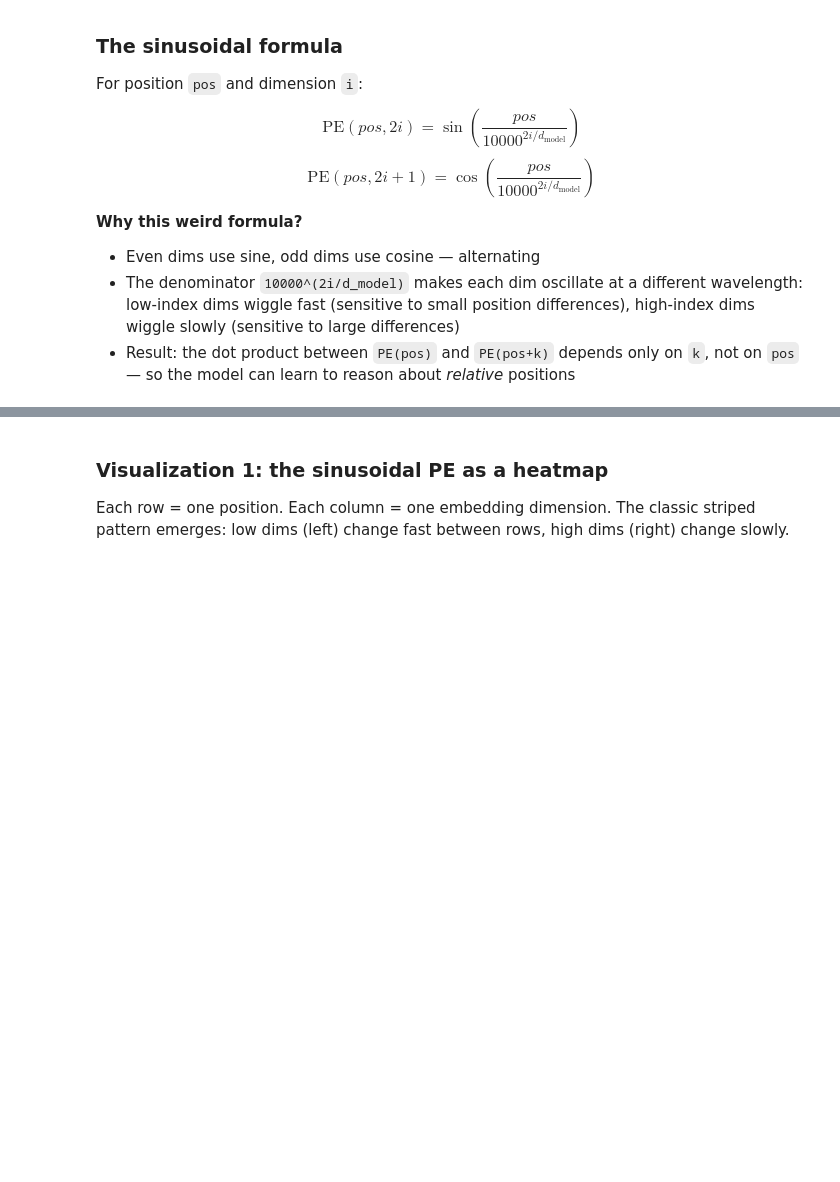
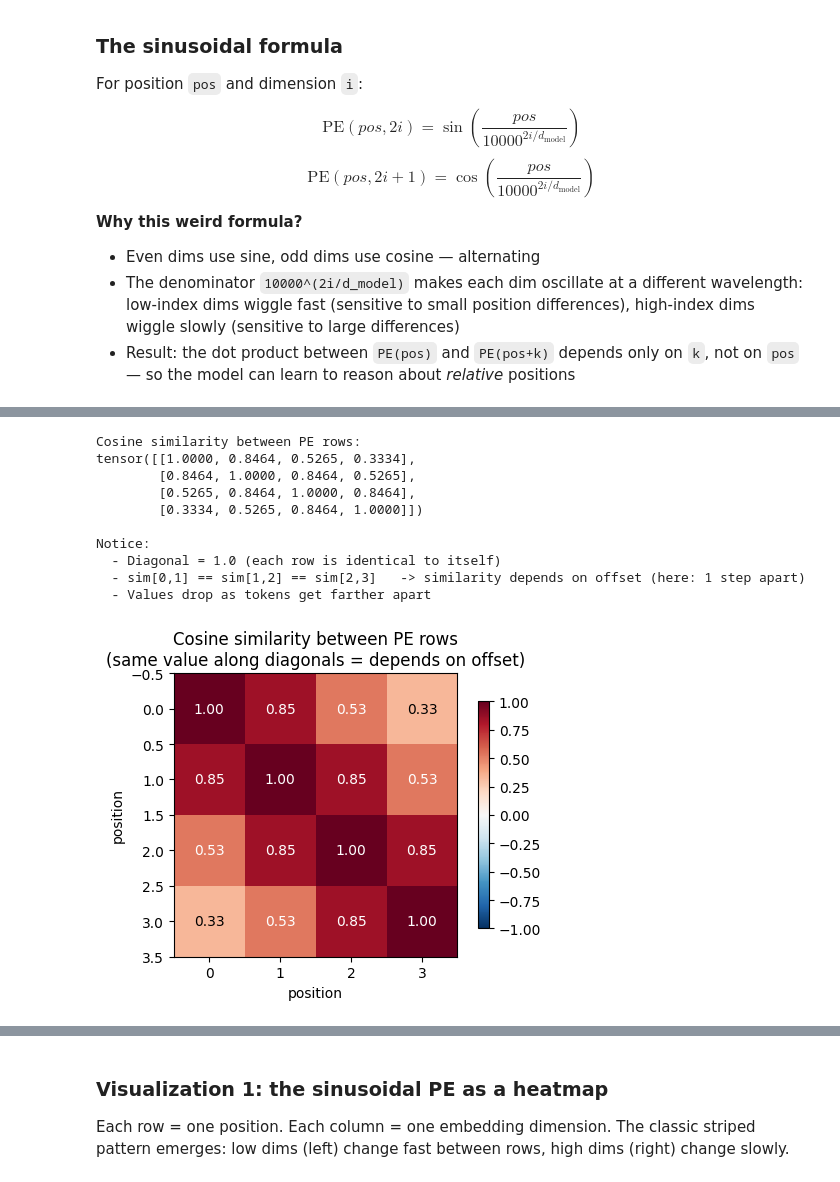
Before and after one commit to A1doranM/DataScienceLearningProjects, a Jupyter notebook: 15. Build LLM From Scratch/part_1/part_1_walkthrough.ipynb, the cells around one changed output, grey strips where cells are left out. Drawn from its saved outputs; the diff is of its cells as text; code cells hidden in the pictures; blank space fills up the shorter version.

```diff
--- a/15. Build LLM From Scratch/part_1/part_1_walkthrough.ipynb
+++ b/15. Build LLM From Scratch/part_1/part_1_walkthrough.ipynb
@@ -160,0 +402,37 @@ $$
+# %%
+# Cosine similarity between every pair of PE rows.
+pe_norm = pe / pe.norm(dim=1, keepdim=True)
+sim = pe_norm @ pe_norm.T  # (T, T)
+
+print("Cosine similarity between PE rows:")
+print(sim)
+print()
+print("Notice:")
+print("  - Diagonal = 1.0 (each row is identical to itself)")
+print("  - sim[0,1] == sim[1,2] == sim[2,3]   -> similarity depends on offset (here: 1 step apart)")
+print("  - Values drop as tokens get farther apart")
+
+# Plot the similarity matrix
+fig, ax = plt.subplots(figsize=(5, 4))
+im = ax.imshow(sim.numpy(), cmap='RdBu_r', vmin=-1, vmax=1)
+ax.set_xlabel("position"); ax.set_ylabel("position")
+ax.set_title("Cosine similarity between PE rows\n(same value along diagonals = depends on offset)")
+for i in range(T):
+    for j in range(T):
+        ax.text(j, i, f"{sim[i,j]:.2f}", ha='center', va='center',
+                color='white' if abs(sim[i,j]) > 0.5 else 'black')
+fig.colorbar(im, ax=ax, shrink=0.8)
+plt.tight_layout()
+plt.show()
+# %% [output]
+Cosine similarity between PE rows:
+tensor([[1.0000, 0.8464, 0.5265, 0.3334],
+        [0.8464, 1.0000, 0.8464, 0.5265],
+        [0.5265, 0.8464, 1.0000, 0.8464],
+        [0.3334, 0.5265, 0.8464, 1.0000]])
+
+Notice:
+  - Diagonal = 1.0 (each row is identical to itself)
+  - sim[0,1] == sim[1,2] == sim[2,3]   -> similarity depends on offset (here: 1 step apart)
+  - Values drop as tokens get farther apart
+[figure, added]
```
Also changed, not shown: parts of 19 cells of this notebook.
